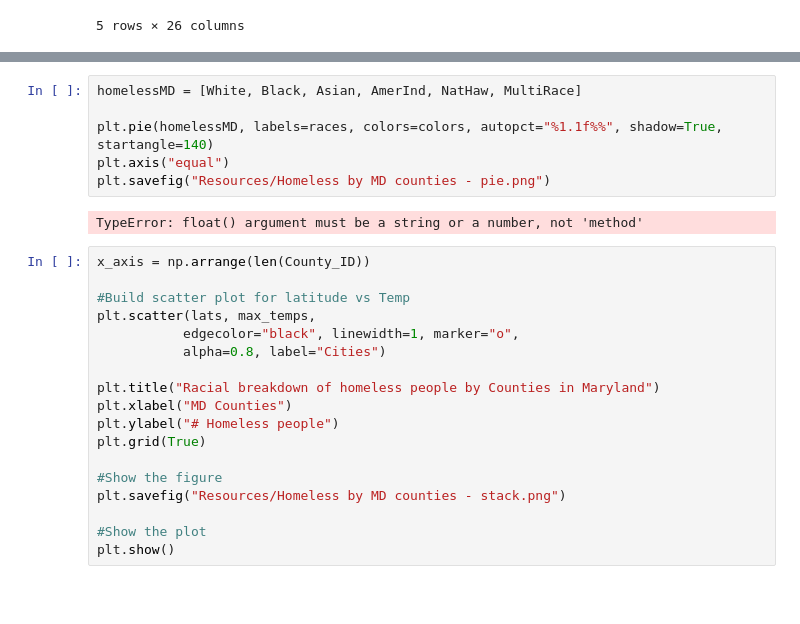
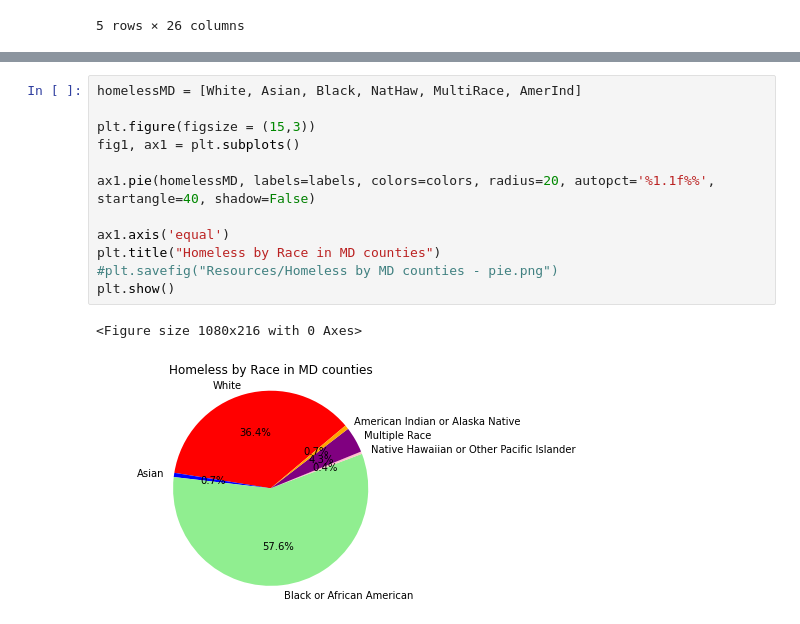
Before and after one commit to arieldunn/HomelessinMaryland, a Jupyter notebook: HomelessProjectMD.ipynb, the cells around one changed output, grey strips where cells are left out. Cells and saved outputs as stored; diff of their text form; blank space fills up the shorter version.

```diff
--- a/HomelessProjectMD.ipynb
+++ b/HomelessProjectMD.ipynb
@@ -135,26 +116,15 @@ MultiRace = homeless_data_complete["Overall Homeless - Multiple Races"].sum
 # %%
-homelessMD = [White, Black, Asian, AmerInd, NatHaw, MultiRace]
+homelessMD = [White, Asian, Black, NatHaw, MultiRace, AmerInd]
 
-plt.pie(homelessMD, labels=races, colors=colors, autopct="%1.1f%%", shadow=True, startangle=140)
-plt.axis("equal")
-plt.savefig("Resources/Homeless by MD counties - pie.png")
+plt.figure(figsize = (15,3))
+fig1, ax1 = plt.subplots()
+
+ax1.pie(homelessMD, labels=labels, colors=colors, radius=20, autopct='%1.1f%%', startangle=40, shadow=False)
+
+ax1.axis('equal')
+plt.title("Homeless by Race in MD counties")
+#plt.savefig("Resources/Homeless by MD counties - pie.png")
+plt.show()
 # %% [output]
-TypeError: float() argument must be a string or a number, not 'method'
+<Figure size 1080x216 with 0 Axes>
+[figure, added]
-# %%
-x_axis = np.arrange(len(County_ID))
-
-#Build scatter plot for latitude vs Temp
-plt.scatter(lats, max_temps,
-           edgecolor="black", linewidth=1, marker="o",
-           alpha=0.8, label="Cities")
-
-plt.title("Racial breakdown of homeless people by Counties in Maryland")
-plt.xlabel("MD Counties")
-plt.ylabel("# Homeless people")
-plt.grid(True)
-
-#Show the figure
-plt.savefig("Resources/Homeless by MD counties - stack.png")
-
-#Show the plot
-plt.show()
```
Also changed, not shown: parts of 13 cells of this notebook.
